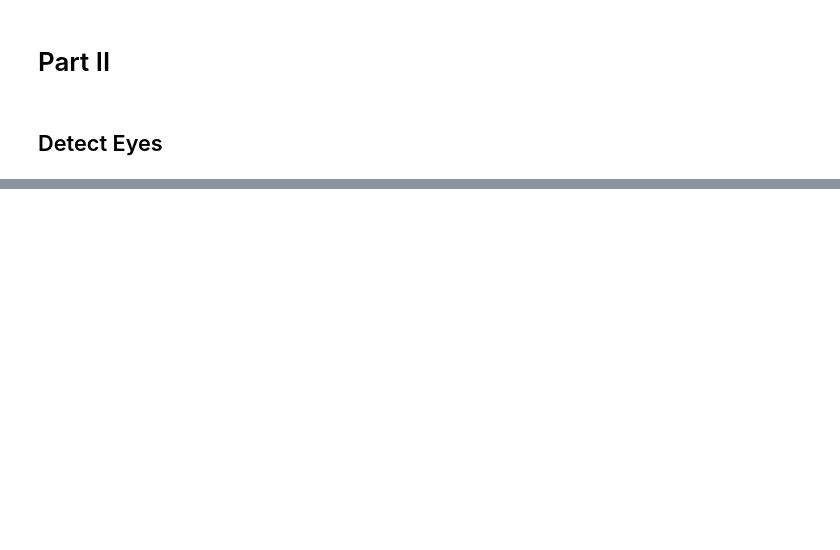
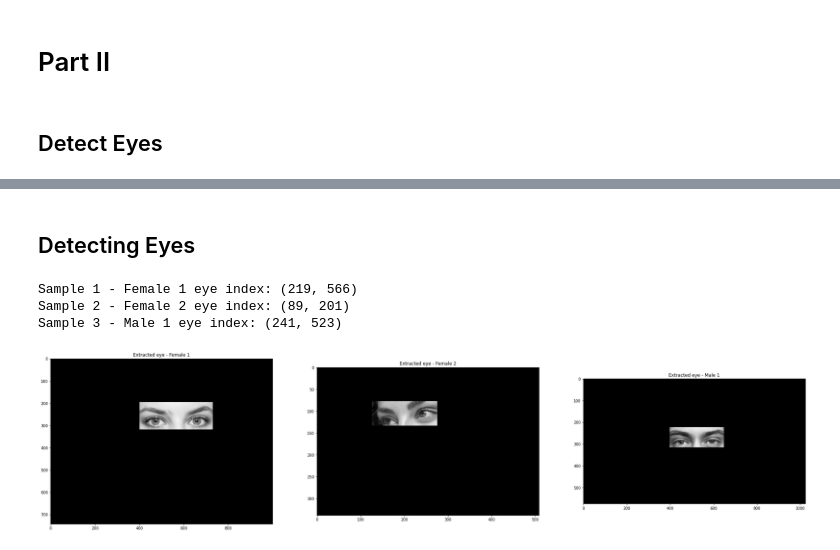
Before and after one commit to Ote-Leo/Guc-Courses, a Jupyter notebook: Computer-Vision/Computer-Vision-Assignment-2/main.ipynb, the cells around one changed output, grey strips where cells are left out. Cells and saved outputs as stored; diff of their text form; code cells hidden in the pictures; blank space fills up the shorter version.

```diff
--- a/Computer-Vision/Computer-Vision-Assignment-2/main.ipynb
+++ b/Computer-Vision/Computer-Vision-Assignment-2/main.ipynb
@@ -72,0 +101,8 @@ def CalculateLocalSum(integralImage: np.ndarray, point1: tuple[int, int], point2
+# %%
+def ExtractDetectedEye(image: np.ndarray, maximumIndex: tuple[int, int], kernelWidth: int) -> np.ndarray:
+    mask = np.zeros(image.shape)
+
+    mask[maximumIndex[0] - int(0.075 * kernelWidth) : maximumIndex[0] + int(0.3 * kernelWidth),
+         maximumIndex[1] - int(0.5   * kernelWidth) : maximumIndex[1] + int(0.5 * kernelWidth)] = 1
+
+    return image * mask
@@ -72,0 +123,7 @@ def CalculateLocalSum(integralImage: np.ndarray, point1: tuple[int, int], point2
+# %%
+image_grey_female_1 = TransformImage(image_female_1)
+image_grey_female_2 = TransformImage(image_female_2)
+image_grey_male_1   = TransformImage(image_male_1)
+
+RenderImages([image_grey_female_1 , image_grey_female_2 , image_grey_male_1],
+             ['Sample 1: Female 1', 'Sample 2: Female 2', 'Sample 3: Male 1'])
@@ -72,0 +134,7 @@ def CalculateLocalSum(integralImage: np.ndarray, point1: tuple[int, int], point2
+# %%
+image_integral_female_1 = CalculateIntegral(image_grey_female_1)
+image_integral_female_2 = CalculateIntegral(image_grey_female_2)
+image_integral_male_1   = CalculateIntegral(image_grey_male_1)
+
+RenderImages([image_integral_female_1, image_integral_female_2, image_integral_male_1],
+             ['Sample 1: Female 1'   , 'Sample 2: Female 2'   , 'Sample 3: Male 1'   ])
@@ -72,0 +143,21 @@ def CalculateLocalSum(integralImage: np.ndarray, point1: tuple[int, int], point2
+# %% [markdown]
+## Detecting Eyes
+# %%
+female_eye_index_1 = DetectEye(image_integral_female_1, 330)
+female_eye_index_2 = DetectEye(image_integral_female_2, 150)
+male_eye_index_1   = DetectEye(image_integral_male_1  , 250)
+
+female_eye_1 = ExtractDetectedEye(image_grey_female_1, female_eye_index_1, 330)
+female_eye_2 = ExtractDetectedEye(image_grey_female_2, female_eye_index_2, 150)
+male_eye_1   = ExtractDetectedEye(image_grey_male_1  , male_eye_index_1  , 250)
+
+print('Sample 1 - Female 1 eye index:', female_eye_index_1,
+      '\nSample 2 - Female 2 eye index:', female_eye_index_2,
+      '\nSample 3 - Male 1 eye index:'  , male_eye_index_1   )
+RenderImages([female_eye_1              , female_eye_2              , male_eye_1              ],
+             ['Extracted eye - Female 1', 'Extracted eye - Female 2', 'Extracted eye - Male 1'])
+# %% [output]
+Sample 1 - Female 1 eye index: (219, 566)
+Sample 2 - Female 2 eye index: (89, 201)
+Sample 3 - Male 1 eye index: (241, 523)
+[figure, added]
```
Also changed, not shown: parts of 23 cells of this notebook.
